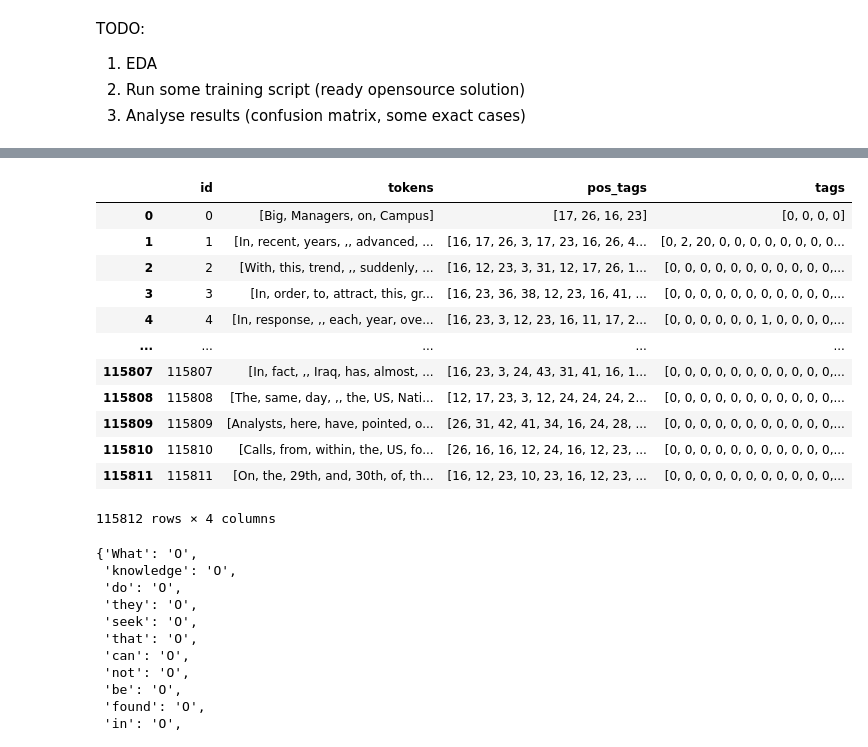
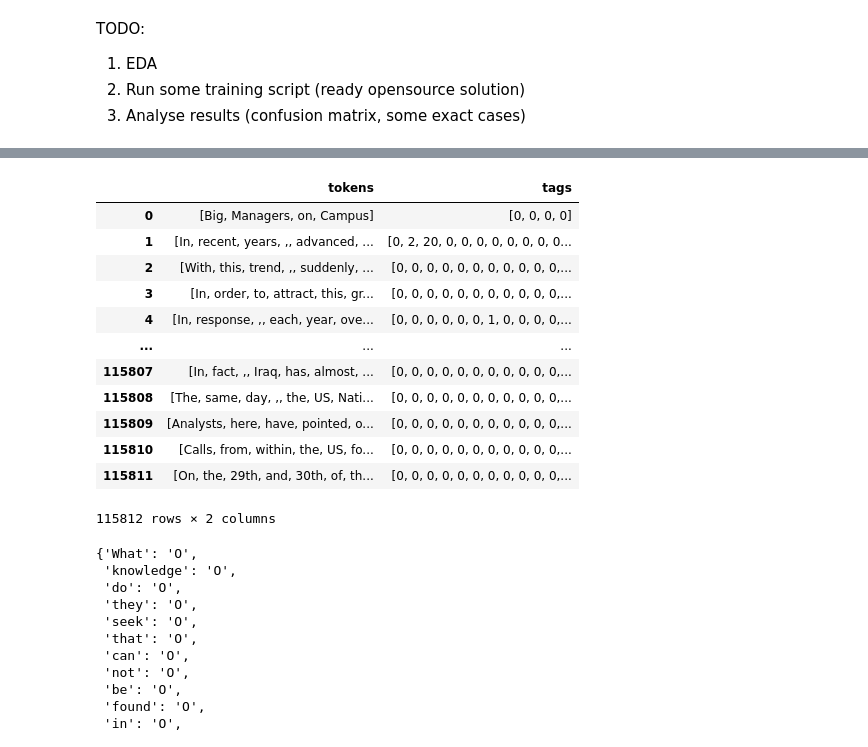
Before and after one commit to ig-kh/HSE_IDA_NLP, a Jupyter notebook: lab1/main.ipynb, the cells around one changed output, grey strips where cells are left out. Saved outputs shown, nothing was run; the diff lists cells and outputs as text; code cells hidden in the pictures.

Commit message:
first pipeline (not trained yet)

```diff
--- a/lab1/main.ipynb
+++ b/lab1/main.ipynb
@@ -71,20 +92,26 @@ CLS_MAPPING = {i : ent for i, ent in enumerate(names)}
 # %%
-df = ds['train'].to_pandas()
+ds_train = ds['train'].remove_columns(['id', 'pos_tags'])
+ds_val = ds['validation'].remove_columns(['id', 'pos_tags'])
+ds_test = ds['test'].remove_columns(['id', 'pos_tags'])
+
+df_train = ds_train.to_pandas()
+df_val = ds_val.to_pandas()
+df_test = ds_test.to_pandas()
 # %%
-df
+df_train
 # %% [output]
-|  | id | tokens | pos_tags | tags |
-| 0 | 0 | [Big, Managers, on, Campus] | [17, 26, 16, 23] | [0, 0, 0, 0] |
-| 1 | 1 | [In, recent, years, ,, advanced, ... | [16, 17, 26, 3, 17, 23, 16, 26, 4... | [0, 2, 20, 0, 0, 0, 0, 0, 0, 0, 0... |
-| 2 | 2 | [With, this, trend, ,, suddenly, ... | [16, 12, 23, 3, 31, 12, 17, 26, 1... | [0, 0, 0, 0, 0, 0, 0, 0, 0, 0, 0,... |
-| 3 | 3 | [In, order, to, attract, this, gr... | [16, 23, 36, 38, 12, 23, 16, 41, ... | [0, 0, 0, 0, 0, 0, 0, 0, 0, 0, 0,... |
-| 4 | 4 | [In, response, ,, each, year, ove... | [16, 23, 3, 12, 23, 16, 11, 17, 2... | [0, 0, 0, 0, 0, 0, 1, 0, 0, 0, 0,... |
-| ... | ... | ... | ... | ... |
-| 115807 | 115807 | [In, fact, ,, Iraq, has, almost, ... | [16, 23, 3, 24, 43, 31, 41, 16, 1... | [0, 0, 0, 0, 0, 0, 0, 0, 0, 0, 0,... |
-| 115808 | 115808 | [The, same, day, ,, the, US, Nati... | [12, 17, 23, 3, 12, 24, 24, 24, 2... | [0, 0, 0, 0, 0, 0, 0, 0, 0, 0, 0,... |
-| 115809 | 115809 | [Analysts, here, have, pointed, o... | [26, 31, 42, 41, 34, 16, 24, 28, ... | [0, 0, 0, 0, 0, 0, 0, 0, 0, 0, 0,... |
-| 115810 | 115810 | [Calls, from, within, the, US, fo... | [26, 16, 16, 12, 24, 16, 12, 23, ... | [0, 0, 0, 0, 0, 0, 0, 0, 0, 0, 0,... |
-| 115811 | 115811 | [On, the, 29th, and, 30th, of, th... | [16, 12, 23, 10, 23, 16, 12, 23, ... | [0, 0, 0, 0, 0, 0, 0, 0, 0, 0, 0,... |
+|  | tokens | tags |
+| 0 | [Big, Managers, on, Campus] | [0, 0, 0, 0] |
+| 1 | [In, recent, years, ,, advanced, ... | [0, 2, 20, 0, 0, 0, 0, 0, 0, 0, 0... |
+| 2 | [With, this, trend, ,, suddenly, ... | [0, 0, 0, 0, 0, 0, 0, 0, 0, 0, 0,... |
+| 3 | [In, order, to, attract, this, gr... | [0, 0, 0, 0, 0, 0, 0, 0, 0, 0, 0,... |
+| 4 | [In, response, ,, each, year, ove... | [0, 0, 0, 0, 0, 0, 1, 0, 0, 0, 0,... |
+| ... | ... | ... |
+| 115807 | [In, fact, ,, Iraq, has, almost, ... | [0, 0, 0, 0, 0, 0, 0, 0, 0, 0, 0,... |
+| 115808 | [The, same, day, ,, the, US, Nati... | [0, 0, 0, 0, 0, 0, 0, 0, 0, 0, 0,... |
+| 115809 | [Analysts, here, have, pointed, o... | [0, 0, 0, 0, 0, 0, 0, 0, 0, 0, 0,... |
+| 115810 | [Calls, from, within, the, US, fo... | [0, 0, 0, 0, 0, 0, 0, 0, 0, 0, 0,... |
+| 115811 | [On, the, 29th, and, 30th, of, th... | [0, 0, 0, 0, 0, 0, 0, 0, 0, 0, 0,... |
-115812 rows × 4 columns
+115812 rows × 2 columns
 # %%
 idx = 6
```
Also changed, not shown: parts of 28 cells of this notebook.
